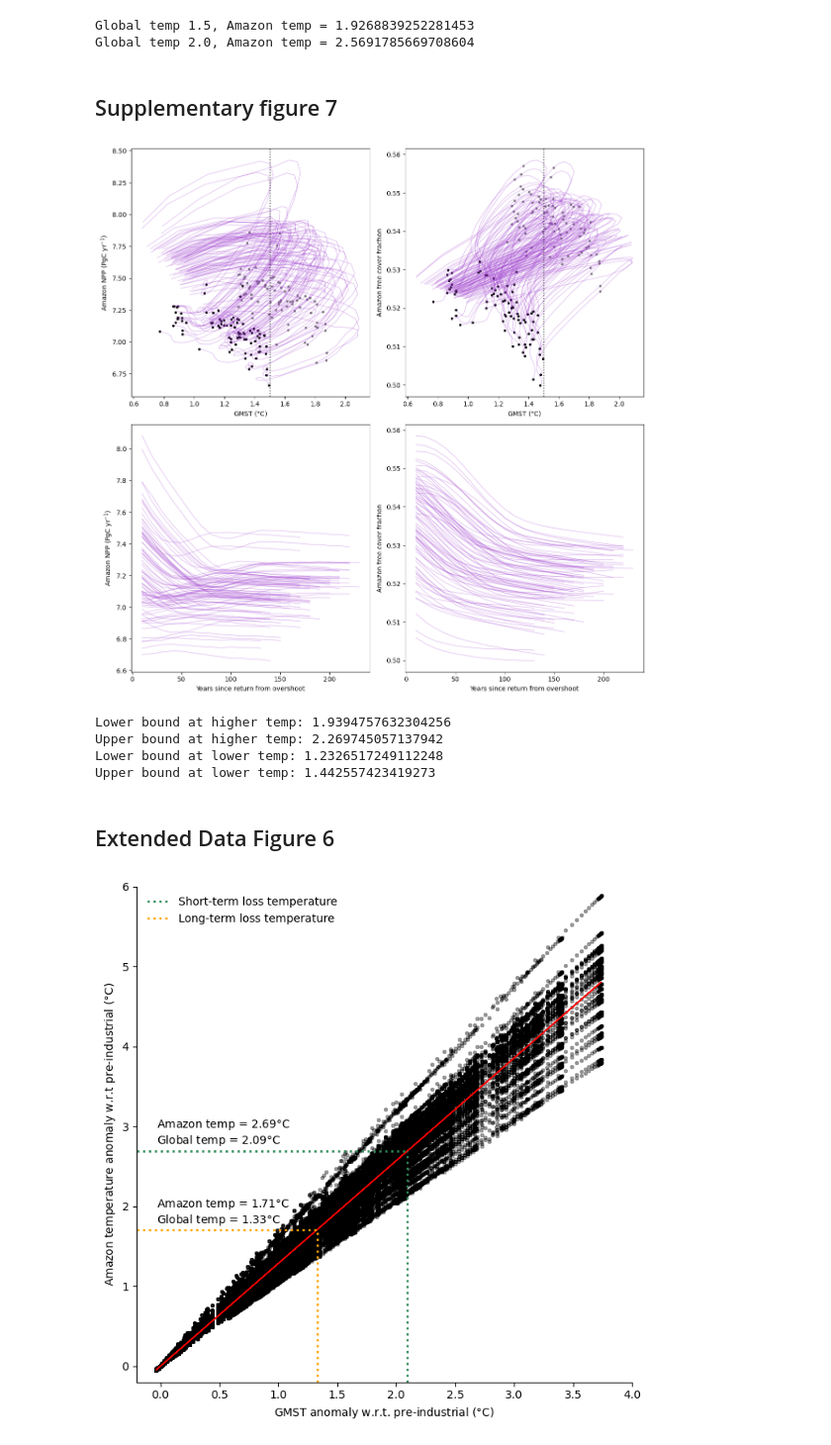
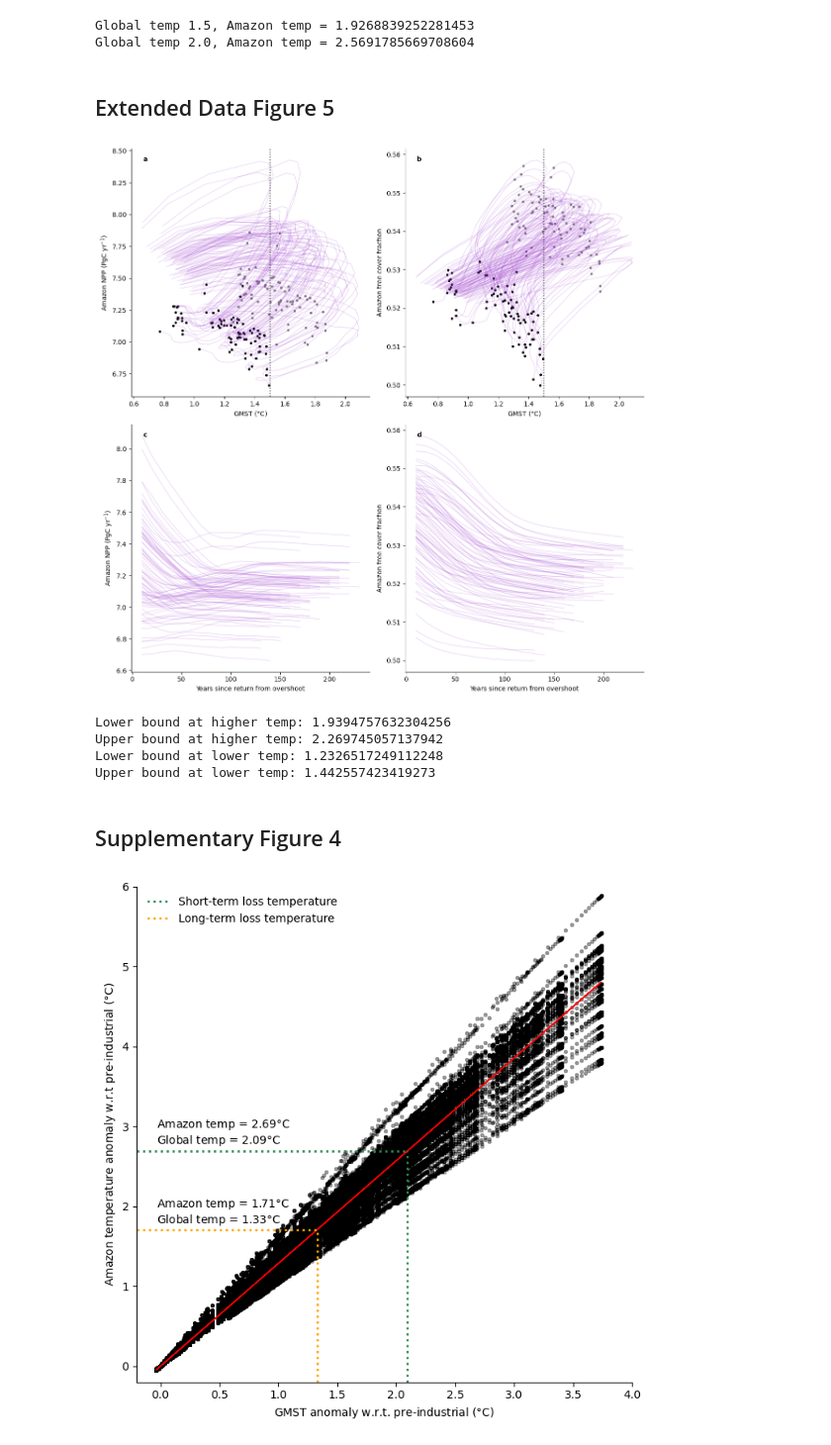
Before and after one commit to mo-gregmunday/ForestRisks, a Jupyter notebook: notebooks/all_other_figures.ipynb, the cells around one changed output. Shown at 99% size. Saved outputs shown, nothing was run; the diff lists cells and outputs as text; code cells hidden in the pictures.

```diff
--- a/notebooks/all_other_figures.ipynb
+++ b/notebooks/all_other_figures.ipynb
@@ -1118,15 +1118,15 @@ upper_temp = 2.0*m
 # %% [output]
 Global temp 1.5, Amazon temp = 1.9268839252281453
 Global temp 2.0, Amazon temp = 2.5691785669708604
-# %% [markdown]
-## Supplementary figure 7
+# %% [markdown]
+## Extended Data Figure 5
 # %%
 fig = plt.figure(figsize=(12, 12), layout='tight')
 
 yrs = np.arange(1850, 2300, 10)
 ax = fig.add_subplot(221)
 
-line_alpha = 0.3
+line_alpha = 0.2
 for p in percentiles:
     for i, model in enumerate(models):
         # Convert Amazon regional temps to global temps
@@ -1138,6 +1138,8 @@ for p in percentiles:
 ax.axvline(1.5, color='black', linestyle='dotted', alpha=0.8)
 ax.set_xlabel('GMST ($\degree$C)')
 ax.set_ylabel('Amazon NPP (PgC yr$^{-1}$)')
+ax.text(0.05, 0.95, 'a', transform=ax.transAxes, color='black', weight='bold')
+ax.spines[['right', 'top']].set_visible(False)
 
 ax = fig.add_subplot(222)
 for p in percentiles:
@@ -1151,6 +1153,8 @@ for p in percentiles:
 ax.axvline(1.5, color='black', linestyle='dotted', alpha=0.8)
 ax.set_xlabel('GMST ($\degree$C)')
 ax.set_ylabel('Amazon tree cover fraction')
+ax.text(0.05, 0.95, 'b', transform=ax.transAxes, color='black', weight='bold')
+ax.spines[['right', 'top']].set_visible(False)
 
 ax1 = fig.add_subplot(223)
 ax2 = fig.add_subplot(224)
@@ -1160,35 +1164,39 @@ for p in percentiles:
     for i, model in enumerate(models):
         if ((temp_mean_amazon['C2-IMP-Neg'][p][i][-1].data / m) < 1.5) and np.any((temp_mean_amazon['C2-IMP-Neg'][p][i].data / m) > 1.5):
             post_overshoot_npp = []
             post_overshoot_frac = []
             post_overshoot_decs = []
             # Overshoot transit counter
             overshoot = 0
             overshoot_yr = 0
             for dec in range(15, 45):
                 if ((temp_mean_amazon['C2-IMP-Neg'][p][i][dec].data / m) < 1.5) and overshoot == 0:
                     pass
                 elif ((temp_mean_amazon['C2-IMP-Neg'][p][i][dec].data / m) > 1.5) and overshoot == 0:
                     overshoot +=1
                 elif overshoot >= 1 and ((temp_mean_amazon['C2-IMP-Neg'][p][i][dec].data / m) < 1.5):
                     if overshoot_yr == 0:
                         overshoot_yr = yrs[dec]
                     else:
                         post_overshoot_npp.append(npp_amazon['C2-IMP-Neg'][p][i][dec].data*amazon_conv)
                         post_overshoot_frac.append(np.sum(frac_amazon['C2-IMP-Neg'][p][i][dec, :5].data, axis=0))
                         post_overshoot_decs.append(yrs[dec] - overshoot_yr)
 
             ax1.plot(post_overshoot_decs, post_overshoot_npp, color='darkorchid', lw=1, alpha=line_alpha)
             ax2.plot(post_overshoot_decs, post_overshoot_frac, color='darkorchid', lw=1, alpha=line_alpha)
 
 ax1.set_xlabel('Years since return from overshoot')
 ax1.set_ylabel('Amazon NPP (PgC yr$^{-1}$)')
+ax1.text(0.05, 0.95, 'c', transform=ax1.transAxes, color='black', weight='bold')
+ax1.spines[['right', 'top']].set_visible(False)
 ax2.set_xlabel('Years since return from overshoot')
 ax2.set_ylabel('Amazon tree cover fraction')
+ax2.text(0.05, 0.95, 'd', transform=ax2.transAxes, color='black', weight='bold')
+ax2.spines[['right', 'top']].set_visible(False)
 
-plt.savefig('../plots/supp_figure8.png', dpi=300)
+plt.savefig('../plot_files_NCC/ext_fig5.tiff', dpi=1000, format='tiff')
 # %% [output]
-[figure, old version]
+[figure, new version]
 # %%
 y_err = ((y - amazon_temps)**2 + (global_temps - (global_temps))**2)**0.5
 
@@ -1213,8 +1221,8 @@ Lower bound at higher temp: 1.9394757632304256
 Upper bound at higher temp: 2.269745057137942
 Lower bound at lower temp: 1.2326517249112248
 Upper bound at lower temp: 1.442557423419273
-# %% [markdown]
-## Extended Data Figure 6
+# %% [markdown]
+## Supplementary Figure 4
 # %%
 matplotlib.rcParams.update({'font.size': 10})
 fig = plt.figure(figsize=(7, 7))
```
Also changed, not shown: parts of 12 cells of this notebook, 3 other files.
